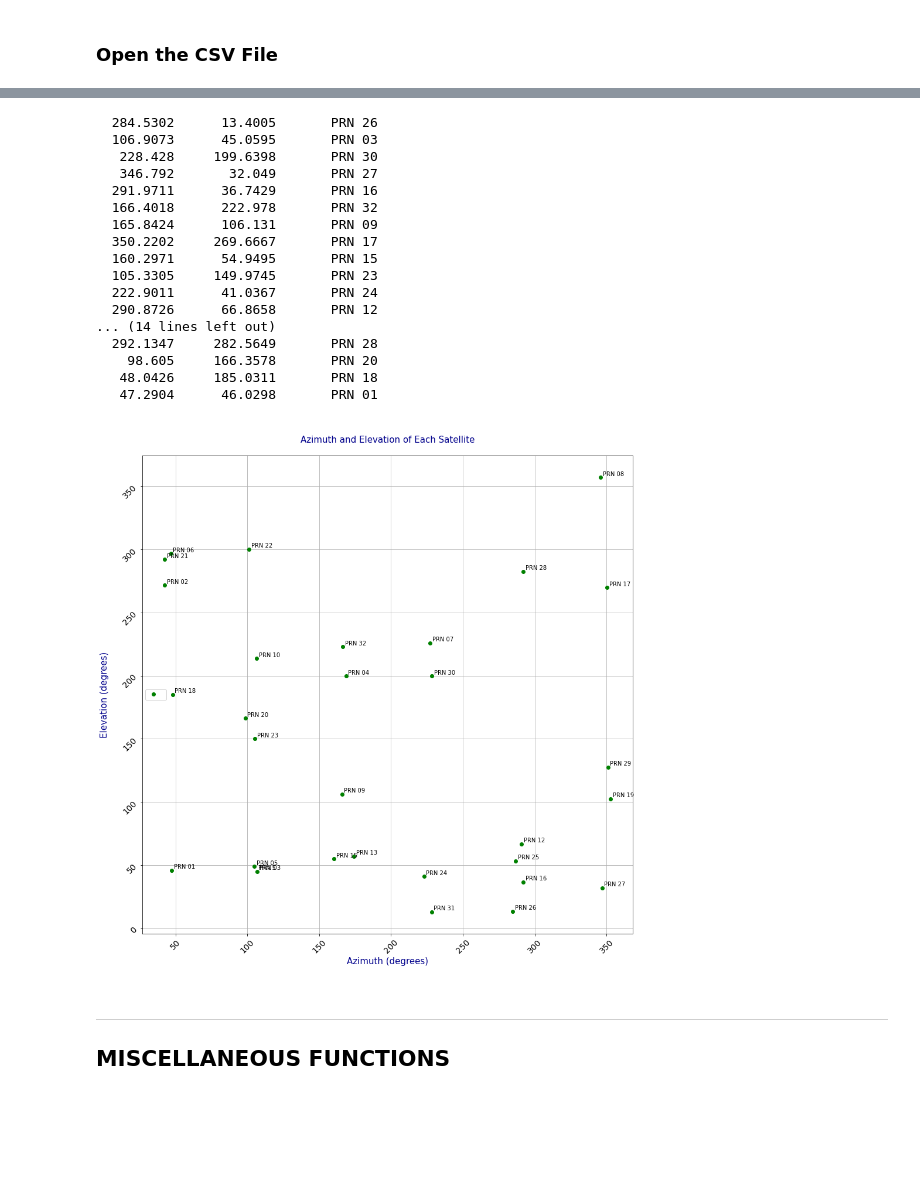
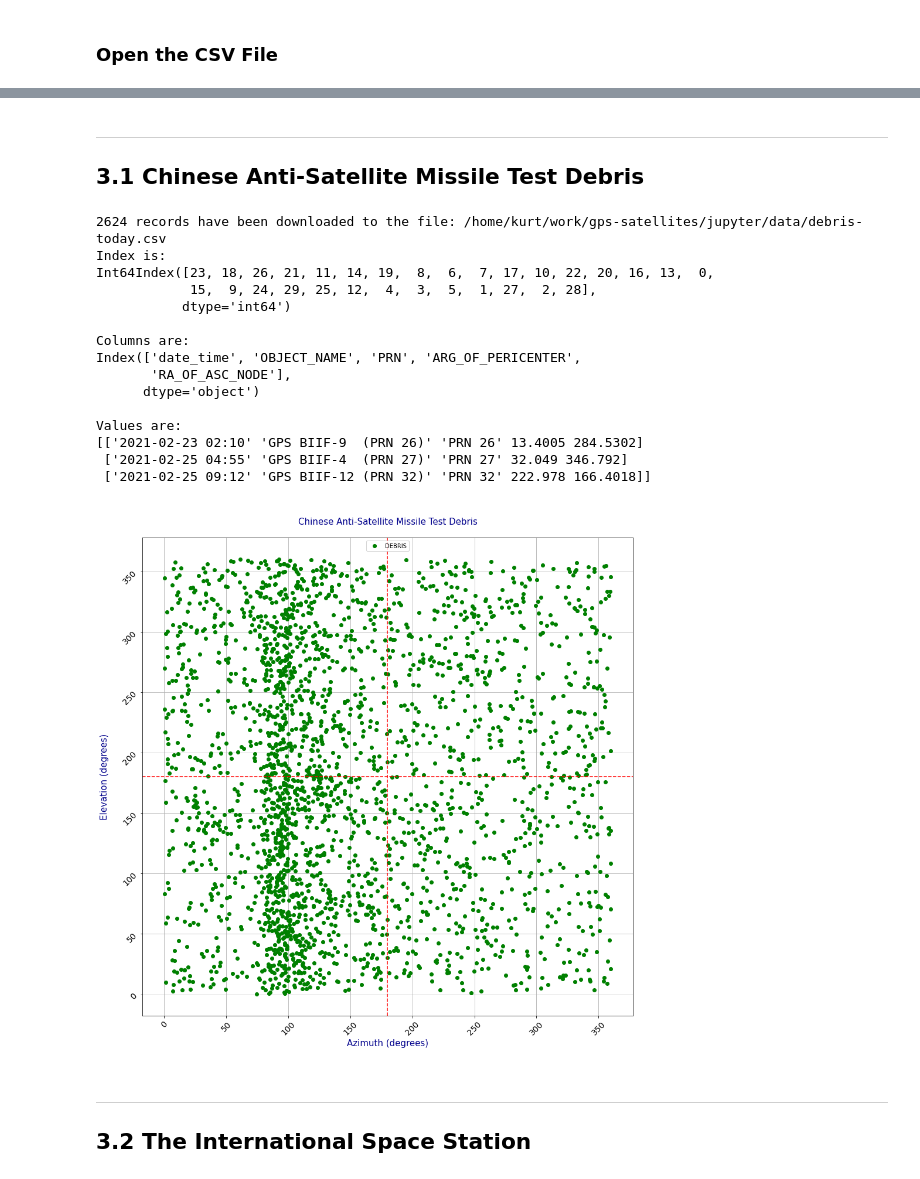
Before and after one commit to kwegner7/proj, a Jupyter notebook: jupyter/satellites.ipynb, the cells around one changed output, grey strips where cells are left out. Drawn from its saved outputs; the diff is of its cells as text; code cells hidden in the pictures; blank space fills up the shorter version.

```diff
--- a/jupyter/satellites.ipynb
+++ b/jupyter/satellites.ipynb
@@ -305,44 +461,51 @@ plt.show()
+# %% [markdown]
+<a id="oo1"></a>
+<hr style="height:4px; border:none; color:black; background-color:black;">
+
+## 3.1 Chinese Anti-Satellite Missile Test Debris
+# %%
+url = "https://celestrak.com/NORAD/elements/gp.php?GROUP=1999-025&FORMAT=csv"
+csvFile = 'data/debris-today.csv'
+debris = CsvToDataFrame(url, csvFile)
+debris.downloadCsvFile()
+debris.convertToDataFrame()
+debris.transformColumns()
+debris.text()
+# %% [output]
+2624 records have been downloaded to the file: /home/kurt/work/gps-satellites/jupyter/data/debris-today.csv
+Index is:
+Int64Index([23, 18, 26, 21, 11, 14, 19,  8,  6,  7, 17, 10, 22, 20, 16, 13,  0,
+            15,  9, 24, 29, 25, 12,  4,  3,  5,  1, 27,  2, 28],
+           dtype='int64')
+
+Columns are:
+Index(['date_time', 'OBJECT_NAME', 'PRN', 'ARG_OF_PERICENTER',
+       'RA_OF_ASC_NODE'],
+      dtype='object')
+
+Values are:
+[['2021-02-23 02:10' 'GPS BIIF-9  (PRN 26)' 'PRN 26' 13.4005 284.5302]
+ ['2021-02-25 04:55' 'GPS BIIF-4  (PRN 27)' 'PRN 27' 32.049 346.792]
+ ['2021-02-25 09:12' 'GPS BIIF-12 (PRN 32)' 'PRN 32' 222.978 166.4018]]
 # %%
-query = gps_df.loc[:,:]
+query = debris.df.loc[:,:]
 
-title = "\nAzimuth and Elevation of Each Satellite\n"
+title = "\nChinese Anti-Satellite Missile Test Debris\n"
 xLabel = "Azimuth (degrees)\n"
 yLabel = "Elevation (degrees)\n"
-legend = (['', ''], 'center left')
+legend = (['DEBRIS', 'International Space Station'], 'upper center')
 
-plotReset()
-plotScatter('RA_OF_ASC_NODE', 'ARG_OF_PERICENTER', query, color='Green')
-plotFormats(title, xLabel, yLabel, legend, xTicks = (None,None,None))
-plt.text(107.6802, 46.5899, 'PRN 5', horizontalalignment='left')
-for i in gps_df.index:
-    print(f"{gps_df['RA_OF_ASC_NODE'][i]:>10}   "
-          f"{gps_df['ARG_OF_PERICENTER'][i]:>10}   "
-          f"{gps_df['PRN'][i]:>10}")
-    plt.text(gps_df['RA_OF_ASC_NODE'][i]+1.5,
-             gps_df['ARG_OF_PERICENTER'][i]+1.5,
-             gps_df['PRN'][i],
-             horizontalalignment='left')
+p = Plotting()
+p.plotReset()
+p.plotScatter('RA_OF_ASC_NODE', 'ARG_OF_PERICENTER', query, color='Green')
+p.plotFormats(title, xLabel, yLabel, legend, xTicks = (None,None,None))
+plt.axhline(y=180, color='r', linestyle='--')
+plt.axvline(x=180, color='r', linestyle='--')
 plt.show()
 # %% [output]
-  284.5302      13.4005       PRN 26
-  106.9073      45.0595       PRN 03
-   228.428     199.6398       PRN 30
-   346.792       32.049       PRN 27
-  291.9711      36.7429       PRN 16
-  166.4018      222.978       PRN 32
-  165.8424      106.131       PRN 09
-  350.2202     269.6667       PRN 17
-  160.2971      54.9495       PRN 15
-  105.3305     149.9745       PRN 23
-  222.9011      41.0367       PRN 24
-  290.8726      66.8658       PRN 12
-... (14 lines left out)
-  292.1347     282.5649       PRN 28
-    98.605     166.3578       PRN 20
-   48.0426     185.0311       PRN 18
-   47.2904      46.0298       PRN 01
-[figure, old version]
+[figure, new version]
 # %% [markdown]
+<a id="oo2"></a>
 <hr style="height:4px; border:none; color:black; background-color:black;">
 
-## MISCELLANEOUS FUNCTIONS
+## 3.2 The International Space Station
```
Also changed, not shown: parts of 47 cells of this notebook, 4 other files.
